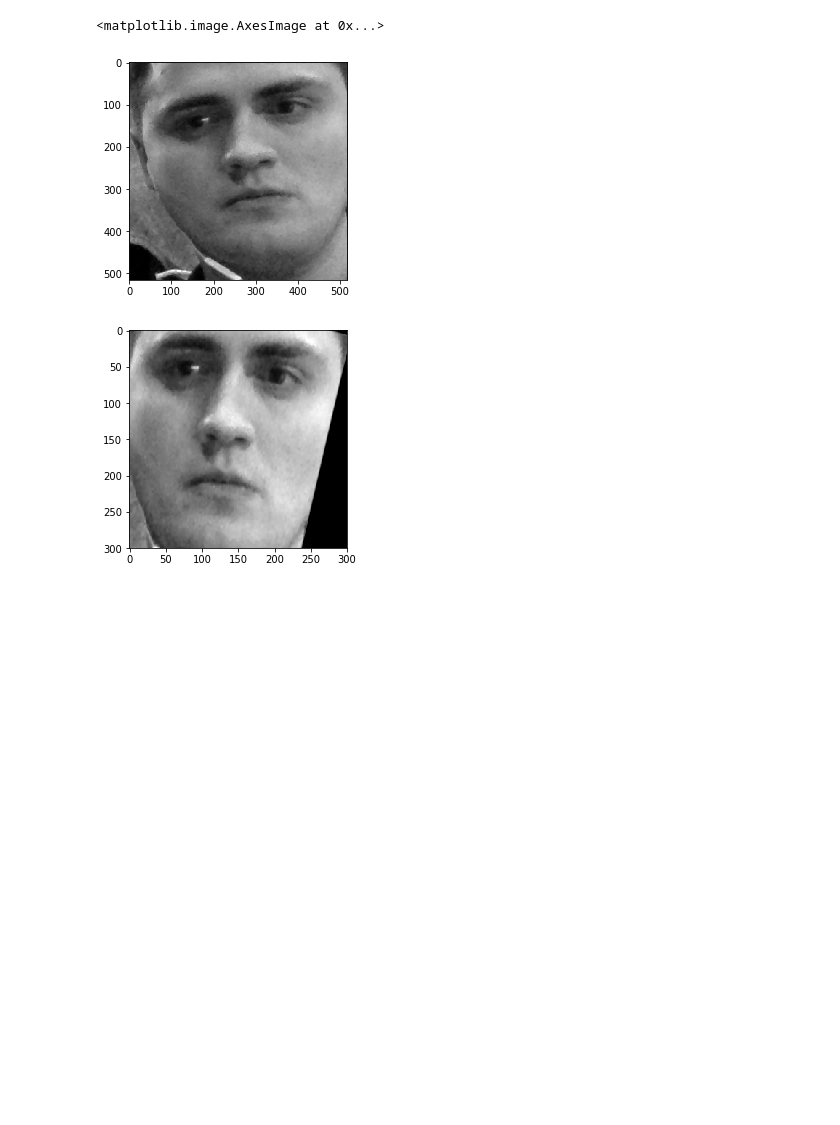
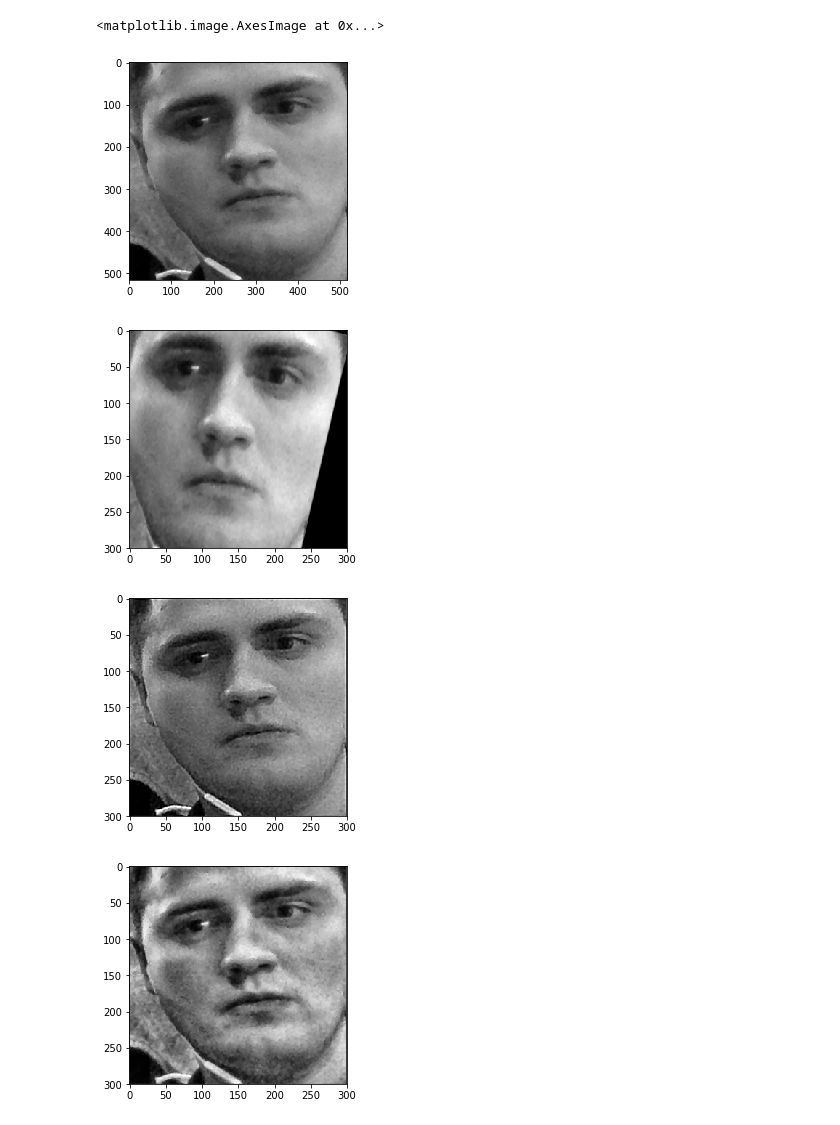
Before and after one commit to vadikko2/Hack_university, a Jupyter notebook: preprocessing.ipynb, the cells around one changed output. Drawn from its saved outputs; the diff is of its cells as text; code cells hidden in the pictures; blank space fills up the shorter version.

Commit message:
update preprocessing.class, add shrapening and CLAHE

```diff
--- a/preprocessing.ipynb
+++ b/preprocessing.ipynb
@@ -18,15 +18,12 @@ class Preprocessing():
         l = []
         r = []
         m = []
-        #n.extend(points[30:36])
         l.extend(points[36:42])
         r.extend(points[42:48])
         m.extend(points[48:61])
-        #_pfa.append(avarage(n))
         _pfa.append(self.avarage(l))
         _pfa.append(self.avarage(r))
         _pfa.append(self.avarage(m))
-        #print(_pfa)
         return _pfa
     #-----чтение точек из файла------
     def readpointsfromcsv(self):
@@ -87,16 +84,45 @@ class Preprocessing():
         predictor_model = "shape_predictor_68_face_landmarks.dat"
         face_pose_predictor = dlib.shape_predictor(predictor_model)
         return self.transform(face, afinpoints, face_pose_predictor)
+
+    #--------улучшение четкости------
+    def sharpening(self, im):
+        kernel_sharpen_3 = np.array ([[- 1, -1, -1, -1, -1],
+                                  [-1,2,2,2, -1],
+                                  [-1,2,8,2, -1],
+                                  [-1,2,2,2, -1],
+                                  [-1, -1, -1, -1, -1]]) / 8.0
+        return cv2.filter2D (im, -1, kernel_sharpen_3)
+
+    #---------------выравнивание гистаграм--------------
+    def CLAHE(self, img):
+        clahe = cv2.createCLAHE(clipLimit=2.0, tileGridSize=(8,8))
+        cl1 = clahe.apply(img)
+        return cl1
 # %%
 face = cv2.imread('123.png', 0)
 plt.figure()
 plt.imshow(face, cmap = 'gray')
+prep = Preprocessing()
+
+#афинные преобразования
 face = cv2.resize(face, (300, 300))
-prep = Preprocessing()
 tr_face = prep.affin_tr(face)
 plt.figure()
 plt.imshow(tr_face, cmap = 'gray')
+
+#sharping
+sh_face = prep.sharpening(face)
+plt.figure()
+plt.imshow(sh_face, cmap = 'gray')
+
+#clahe
+clahe_face = prep.CLAHE(face)
+plt.figure()
+plt.imshow(clahe_face, cmap = 'gray')
 # %% [output]
 <matplotlib.image.AxesImage at 0x...>
 [figure]
 [figure]
+[figure, added]
+[figure, added]
```
